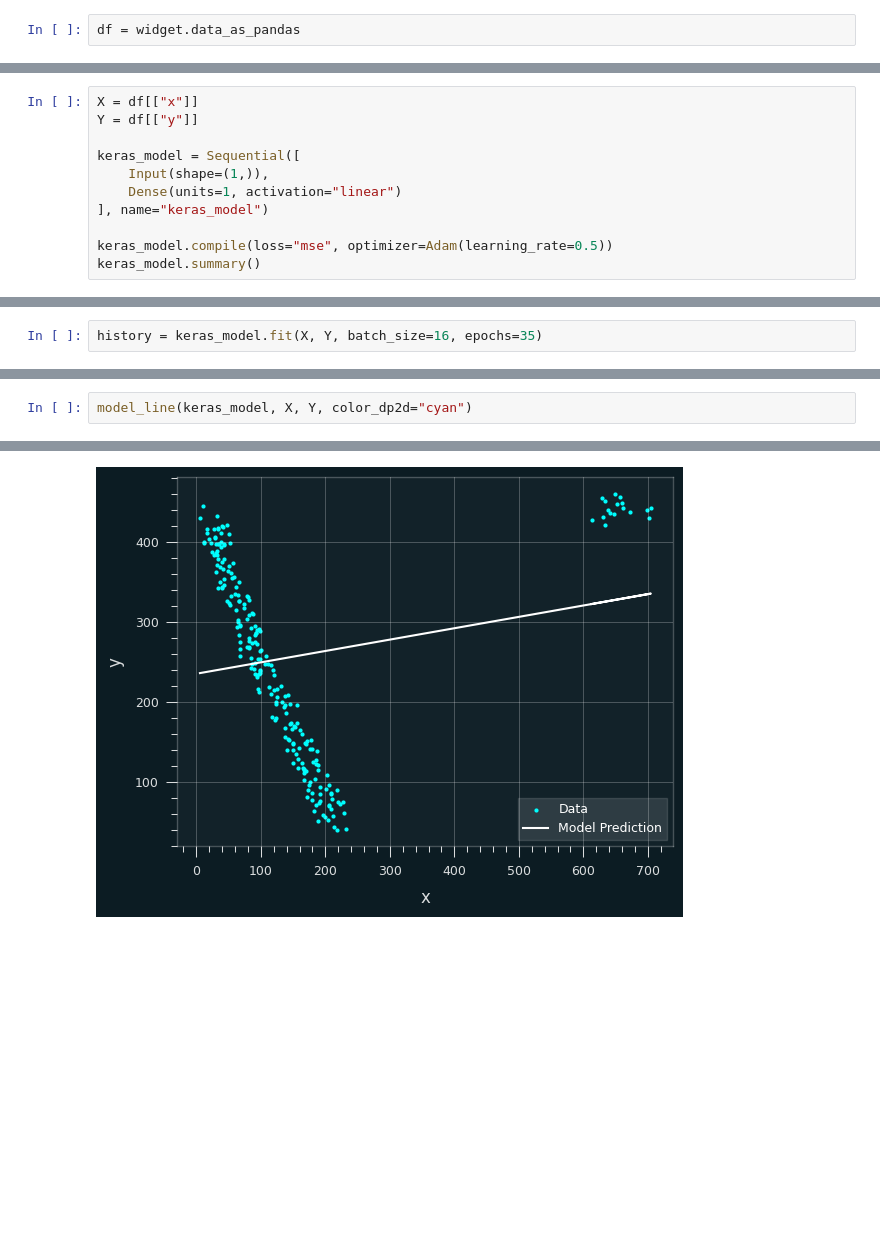
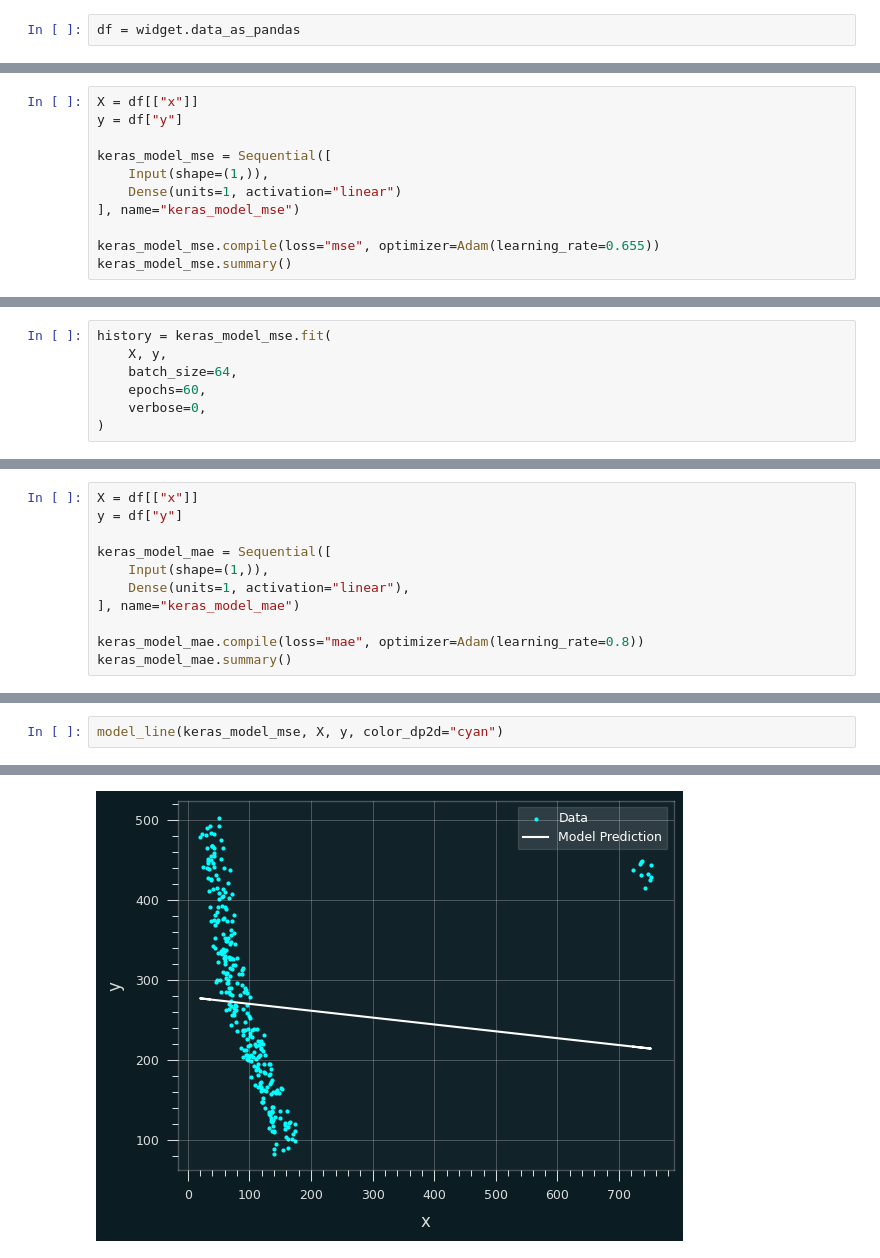
Before and after one commit to RohitMugalya/Learner-s-Garden, a Jupyter notebook: practice notebooks/mae and mse practise.ipynb, the cells around one changed output, grey strips where cells are left out. Cells and saved outputs as stored; diff of their text form; blank space fills up the shorter version.

```diff
--- a/practice notebooks/mae and mse practise.ipynb
+++ b/practice notebooks/mae and mse practise.ipynb
@@ -139,12 +148,12 @@ model_line(sklearn_model, X, y, color_dp2d="cyan", color_line2d="yellow")
 # %%
 X = df[["x"]]
-Y = df[["y"]]
+y = df["y"]
 
-keras_model = Sequential([
+keras_model_mse = Sequential([
     Input(shape=(1,)),
     Dense(units=1, activation="linear")
-], name="keras_model")
+], name="keras_model_mse")
 
-keras_model.compile(loss="mse", optimizer=Adam(learning_rate=0.5))
-keras_model.summary()
+keras_model_mse.compile(loss="mse", optimizer=Adam(learning_rate=0.655))
+keras_model_mse.summary()
 # %% [output]
@@ -158,4 +167,9 @@ Model: "keras_model"
  Trainable params: 2 (8.00 B)
  Non-trainable params: 0 (0.00 B)
 # %%
-history = keras_model.fit(X, Y, batch_size=16, epochs=35)
+history = keras_model_mse.fit(
+    X, y,
+    batch_size=64,
+    epochs=60,
+    verbose=0,
+)
@@ -193,0 +189,11 @@ MSE of keras: 14,894.91
+# %%
+X = df[["x"]]
+y = df["y"]
+
+keras_model_mae = Sequential([
+    Input(shape=(1,)),
+    Dense(units=1, activation="linear"),
+], name="keras_model_mae")
+
+keras_model_mae.compile(loss="mae", optimizer=Adam(learning_rate=0.8))
+keras_model_mae.summary()
@@ -198,3 +238,3 @@ model_line(sklearn_model, X, y, color_dp2d="cyan", color_line2d="yellow")
 # %%
-model_line(keras_model, X, Y, color_dp2d="cyan")
+model_line(keras_model_mse, X, y, color_dp2d="cyan")
 # %% [output]
@@ -202 +242 @@ model_line(keras_model, X, Y, color_dp2d="cyan")
-[figure, old version]
+[figure, new version]
```
Also changed, not shown: parts of 15 cells of this notebook.
